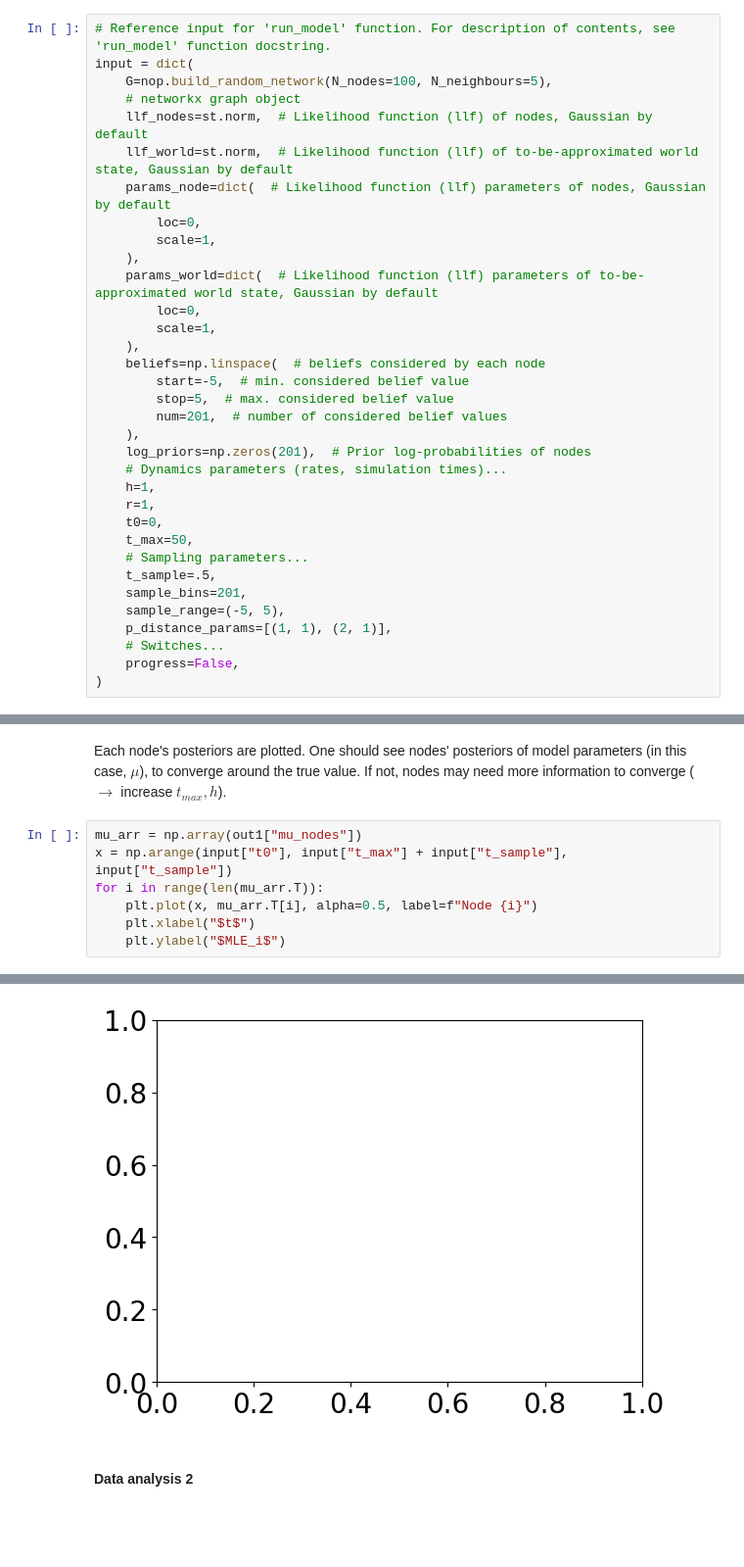
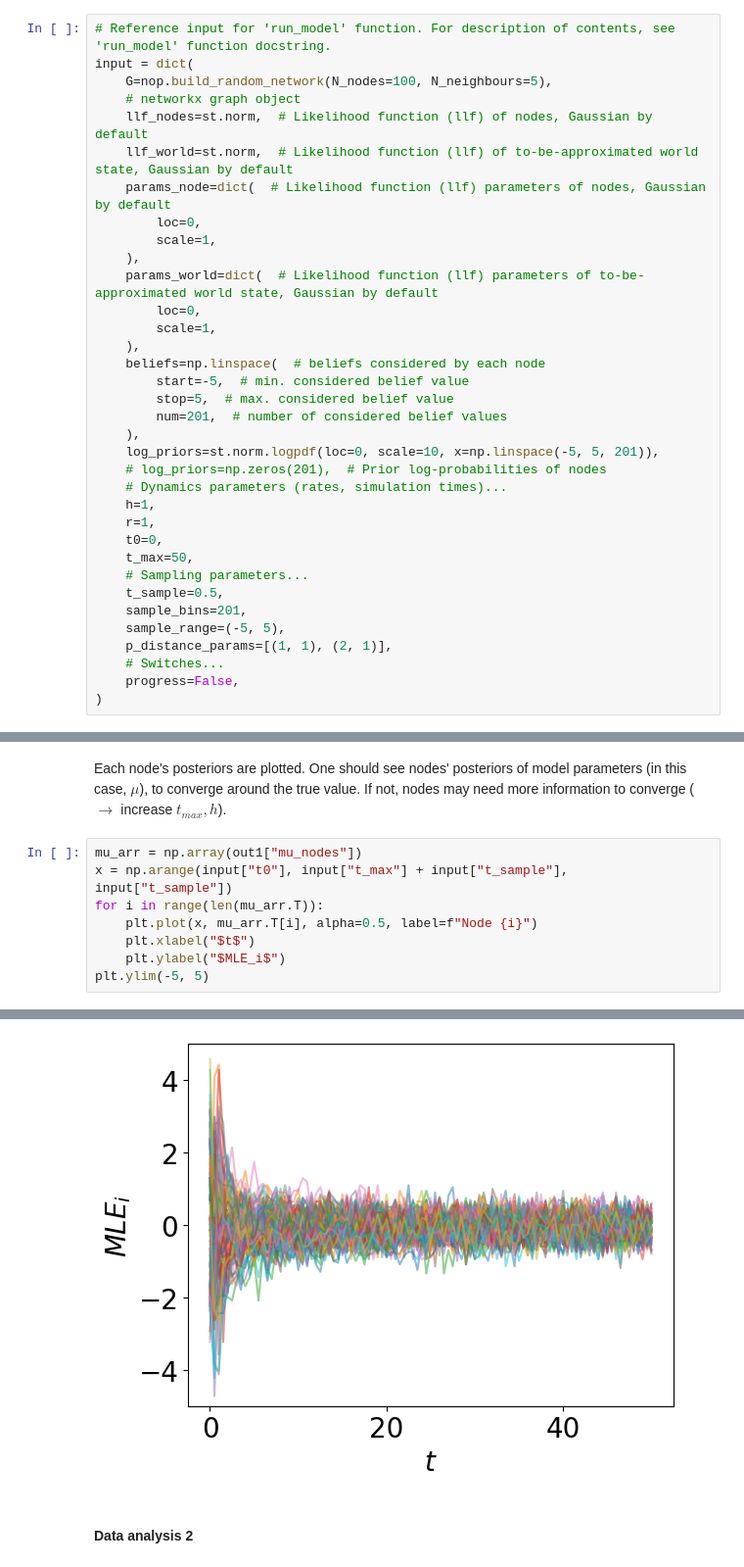
Before and after one commit to Priesemann-Group/neuro_op, a Jupyter notebook: notebooks/Testing_grid.ipynb, the cells around one changed output, grey strips where cells are left out. Shown at 98% size. Cells and saved outputs as stored; diff of their text form; blank space fills up the shorter version.

```diff
--- a/notebooks/Testing_grid.ipynb
+++ b/notebooks/Testing_grid.ipynb
@@ -37,14 +38,15 @@ input = dict(
         stop=5,  # max. considered belief value
         num=201,  # number of considered belief values
     ),
-    log_priors=np.zeros(201),  # Prior log-probabilities of nodes
+    log_priors=st.norm.logpdf(loc=0, scale=10, x=np.linspace(-5, 5, 201)),
+    # log_priors=np.zeros(201),  # Prior log-probabilities of nodes
     # Dynamics parameters (rates, simulation times)...
     h=1,
     r=1,
     t0=0,
     t_max=50,
     # Sampling parameters...
-    t_sample=.5,
+    t_sample=0.5,
     sample_bins=201,
     sample_range=(-5, 5),
     p_distance_params=[(1, 1), (2, 1)],
@@ -118,4 +130,5 @@ for i in range(len(mu_arr.T)):
     plt.plot(x, mu_arr.T[i], alpha=0.5, label=f"Node {i}")
     plt.xlabel("$t$")
     plt.ylabel("$MLE_i$")
+plt.ylim(-5, 5)
 # %% [output]
@@ -123,4 +136,4 @@ ValueError: x and y must have same first dimension, but have shapes (2,) and (1,
-[figure, old version]
+[figure, new version]
 # %% [markdown]
 #### Data analysis 2
 # %%
```
Also changed, not shown: parts of 8 cells of this notebook, 3 other files.
